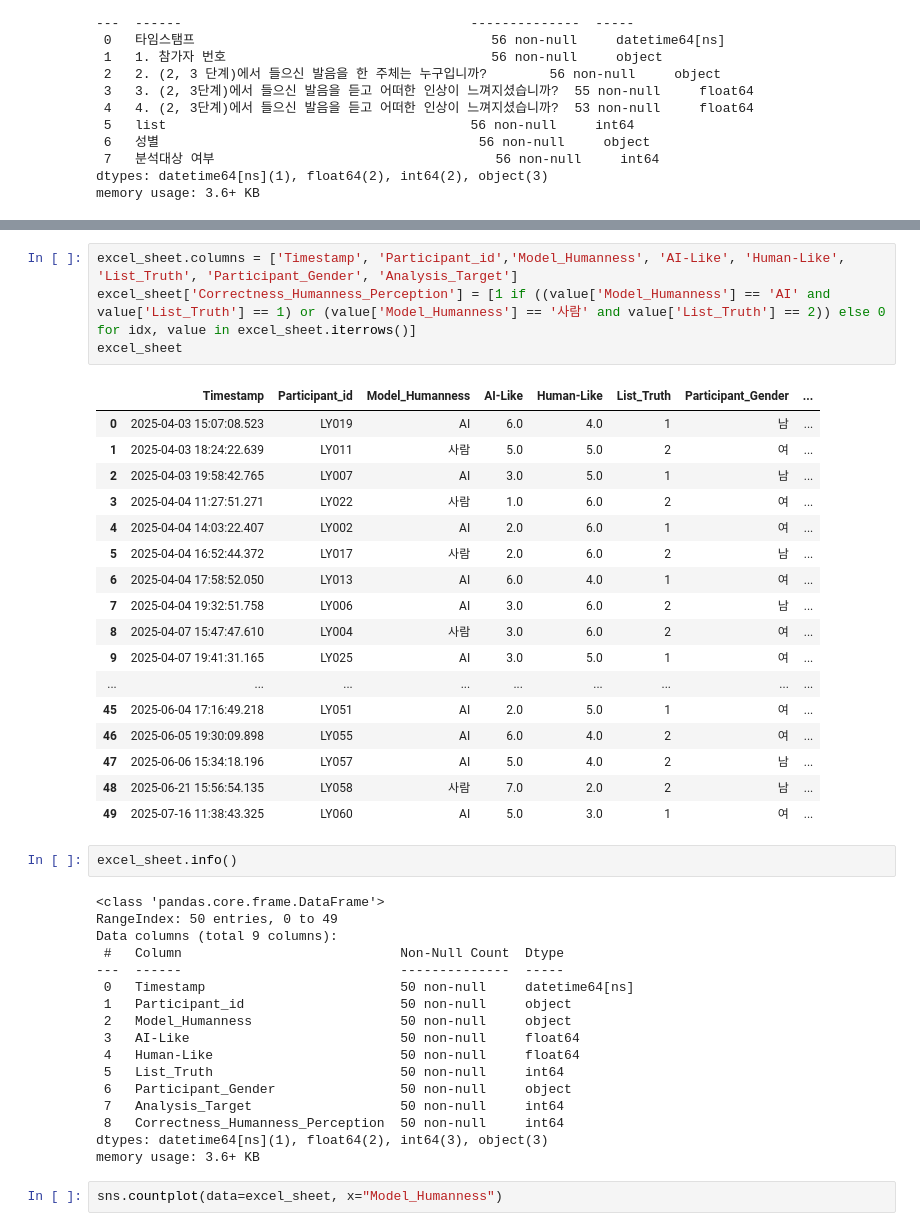
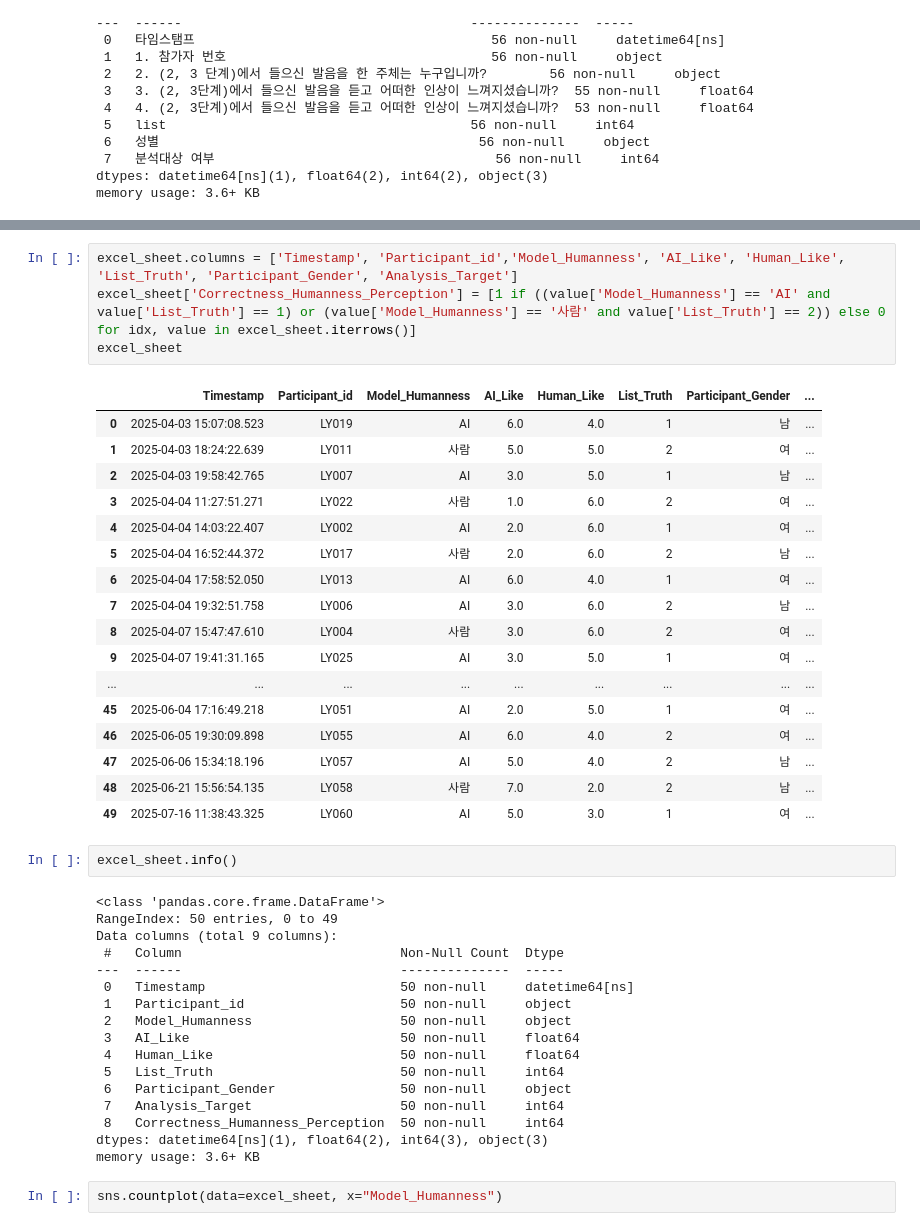
Before and after one commit to irregular6612/phoneticConvergence, a Jupyter notebook: src/analysis/survey.ipynb, the cells around one changed output, grey strips where cells are left out. Cells and saved outputs as stored; diff of their text form.

Commit message:
update survey analysis

```diff
--- a/src/analysis/survey.ipynb
+++ b/src/analysis/survey.ipynb
@@ -70,11 +79,11 @@ excel_sheet.head()
 | 3 | 2025-04-04 11:27:51.271 | LY022 | 사람 | 1.0 | 6.0 | 2 | ... |
 | 4 | 2025-04-04 14:03:22.407 | LY002 | AI | 2.0 | 6.0 | 1 | ... |
 # %%
-excel_sheet.columns = ['Timestamp', 'Participant_id','Model_Humanness', 'AI-Like', 'Human-Like', 'List_Truth', 'Participant_Gender', 'Analysis_Target']
+excel_sheet.columns = ['Timestamp', 'Participant_id','Model_Humanness', 'AI_Like', 'Human_Like', 'List_Truth', 'Participant_Gender', 'Analysis_Target']
 excel_sheet['Correctness_Humanness_Perception'] = [1 if ((value['Model_Humanness'] == 'AI' and value['List_Truth'] == 1) or (value['Model_Humanness'] == '사람' and value['List_Truth'] == 2)) else 0 for idx, value in excel_sheet.iterrows()]
 excel_sheet
 # %% [output]
-|  | Timestamp | Participant_id | Model_Humanness | AI-Like | Human-Like | List_Truth | Participant_Gender | ... |
+|  | Timestamp | Participant_id | Model_Humanness | AI_Like | Human_Like | List_Truth | Participant_Gender | ... |
 | 0 | 2025-04-03 15:07:08.523 | LY019 | AI | 6.0 | 4.0 | 1 | 남 | ... |
 | 1 | 2025-04-03 18:24:22.639 | LY011 | 사람 | 5.0 | 5.0 | 2 | 여 | ... |
 | 2 | 2025-04-03 19:58:42.765 | LY007 | AI | 3.0 | 5.0 | 1 | 남 | ... |
@@ -102,8 +111,8 @@ Data columns (total 9 columns):
  0   Timestamp                         50 non-null     datetime64[ns]
  1   Participant_id                    50 non-null     object
  2   Model_Humanness                   50 non-null     object
- 3   AI-Like                           50 non-null     float64
- 4   Human-Like                        50 non-null     float64
+ 3   AI_Like                           50 non-null     float64
+ 4   Human_Like                        50 non-null     float64
  5   List_Truth                        50 non-null     int64
  6   Participant_Gender                50 non-null     object
  7   Analysis_Target                   50 non-null     int64
```
Also changed, not shown: parts of 16 cells of this notebook, 1 other file.
